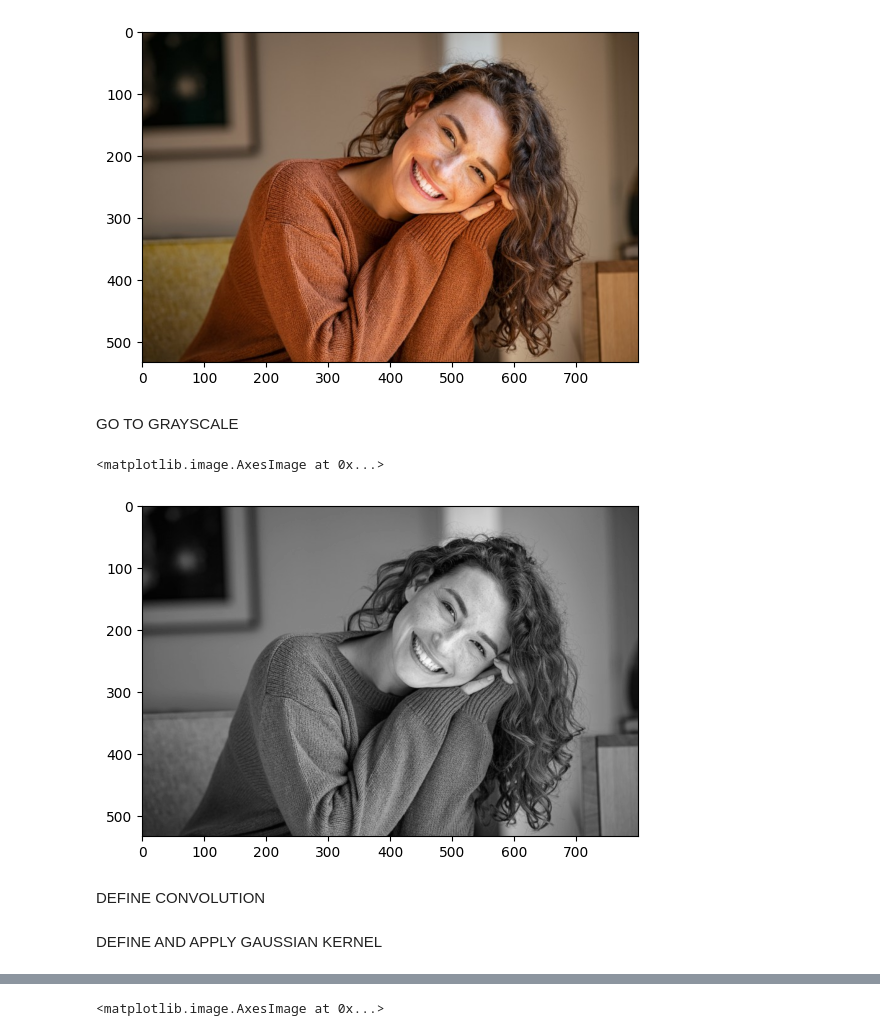
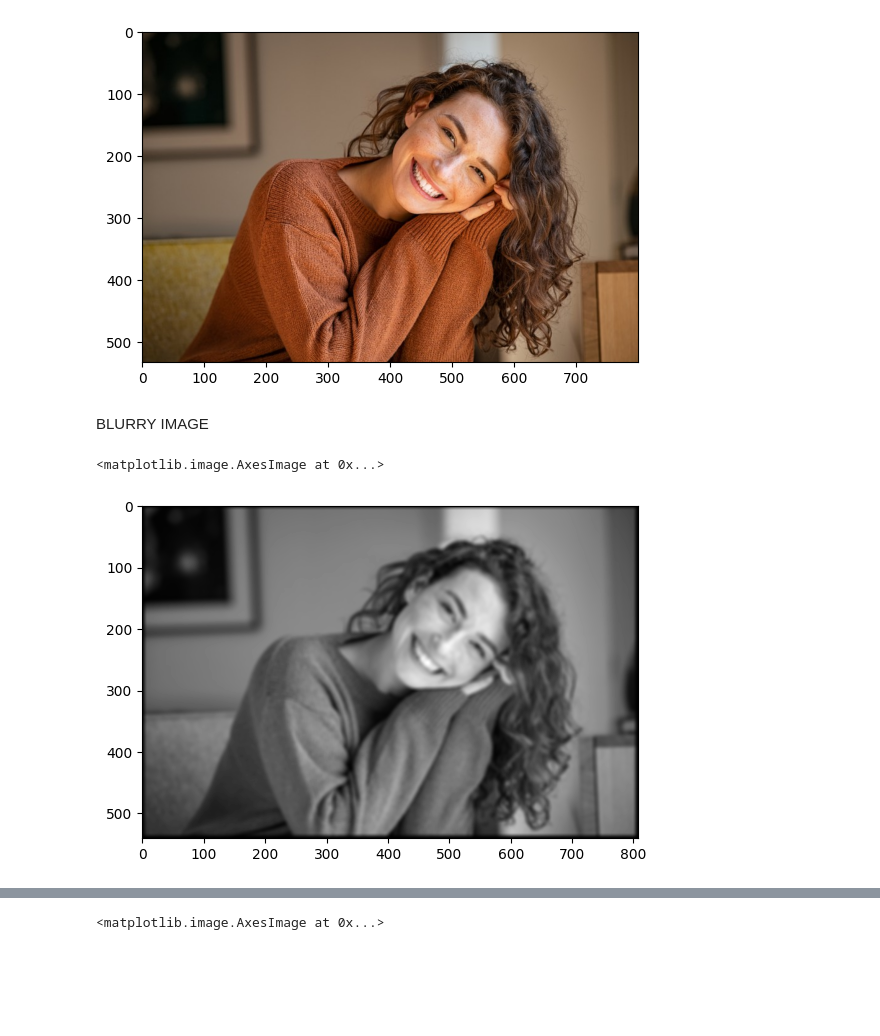
Before and after one commit to javipzv/canny-edge-detector-from-scratch, a Jupyter notebook: notebooks/canny-operator-step-by-step.ipynb, the cells around one changed output, grey strips where cells are left out. Saved outputs shown, nothing was run; the diff lists cells and outputs as text; code cells hidden in the pictures; blank space fills up the shorter version.

```diff
--- a/notebooks/canny-operator-step-by-step.ipynb
+++ b/notebooks/canny-operator-step-by-step.ipynb
@@ -11,5 +139,3 @@ plt.imshow(img, cmap='gray')
 # %% [output]
 <matplotlib.image.AxesImage at 0x...>
 [figure]
-# %% [markdown]
-GO TO GRAYSCALE
@@ -19,8 +142,8 @@ def rgb2grayscale(img: np.ndarray):
+# %% [markdown]
+BLURRY IMAGE
 # %%
-img_gray = rgb2grayscale(img)
-plt.imshow(img_gray, cmap='gray')
+blurry_img = correlation(rgb2grayscale(img), gaussianKernel(9, 3), True)
+plt.imshow(blurry_img, cmap='gray')
 # %% [output]
 <matplotlib.image.AxesImage at 0x...>
-[figure, old version]
+[figure, new version]
-# %% [markdown]
-DEFINE CONVOLUTION
@@ -48,2 +149,0 @@ def correlation(img, template):
-# %% [markdown]
-DEFINE AND APPLY GAUSSIAN KERNEL
```
Also changed, not shown: parts of 36 cells of this notebook, 2 other files.
